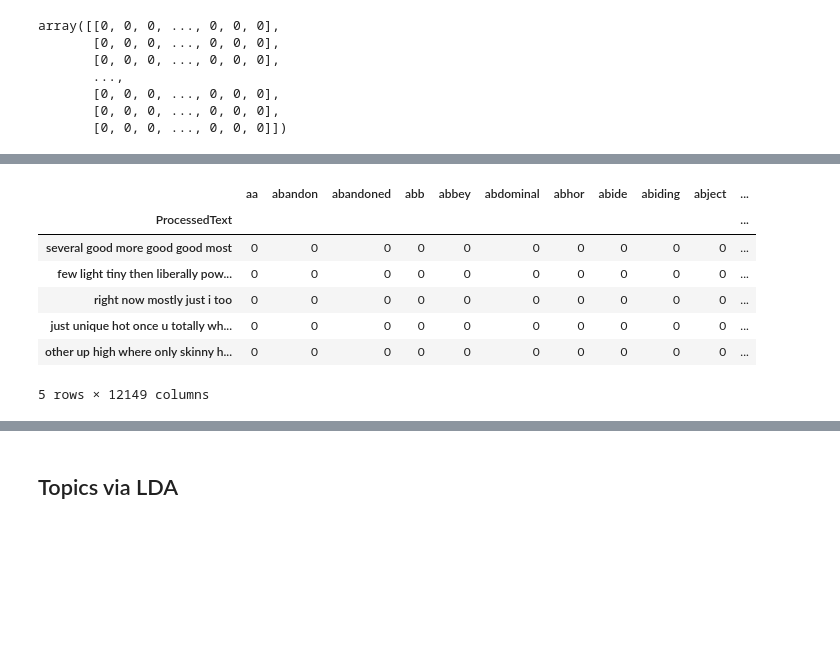
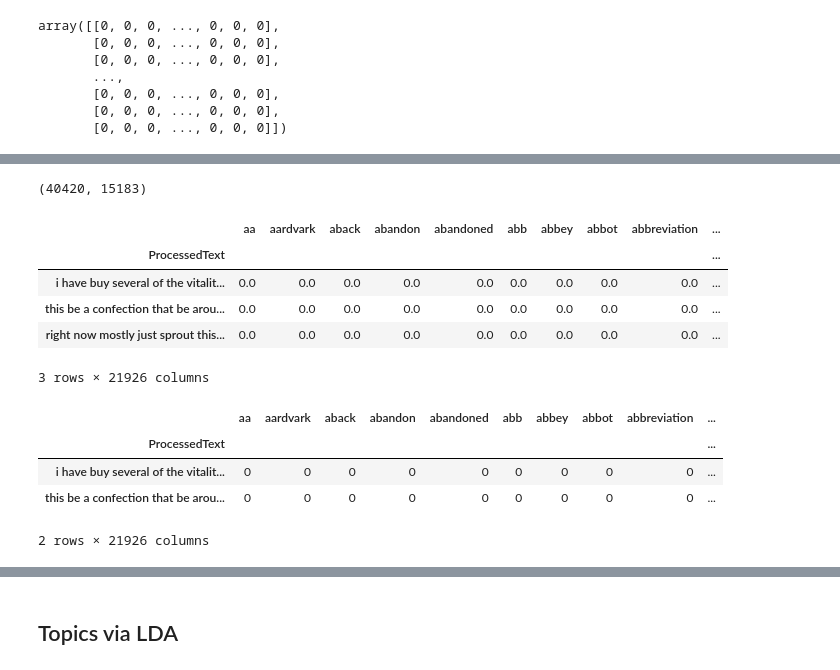
Before and after one commit to michael-a-green/Metis_Project4, a Jupyter notebook: Source/Project4_2.ipynb, the cells around one changed output, grey strips where cells are left out. Drawn from its saved outputs; the diff is of its cells as text; code cells hidden in the pictures; blank space fills up the shorter version.

```diff
--- a/Source/Project4_2.ipynb
+++ b/Source/Project4_2.ipynb
@@ -225,2 +244,4 @@ else:
+# %%
+good_reviews_df.reset_index(inplace=True)
 # %%
 good_reviews_df.loc[0,"Text"]
@@ -460,2 +591,21 @@ docTermMatrixCountVec.shape
+# %%
+docTermMatrixCountVecBR.shape
+# %% [output]
+(40420, 15183)
+# %%
+docTermMatrixTFIDFGR_df = pd.DataFrame(
+    docTermMatrixTFIDFGR.toarray(),
+    index=good_reviews_df["ProcessedText"],
+    columns=tfidfvectorizer_gr.get_feature_names()
+)
+# %%
+docTermMatrixTFIDFGR_df.head(3)
+# %% [output]
+|  | aa | aardvark | aback | abandon | abandoned | abb | abbey | abbot | abbreviation | ... |
+| ProcessedText |  |  |  |  |  |  |  |  |  | ... |
+| i have buy several of the vitalit... | 0.0 | 0.0 | 0.0 | 0.0 | 0.0 | 0.0 | 0.0 | 0.0 | 0.0 | ... |
+| this be a confection that be arou... | 0.0 | 0.0 | 0.0 | 0.0 | 0.0 | 0.0 | 0.0 | 0.0 | 0.0 | ... |
+| right now mostly just sprout this... | 0.0 | 0.0 | 0.0 | 0.0 | 0.0 | 0.0 | 0.0 | 0.0 | 0.0 | ... |
+3 rows × 21926 columns
 # %%
 
@@ -463,11 +613,8 @@ docTermMatrixCountVec_df = pd.DataFrame(docTermMatrixCountVec.toarray(), index=g
-# %%
-docTermMatrixCountVec_df.head()
-# %% [output]
-|  | aa | abandon | abandoned | abb | abbey | abdominal | abhor | abide | abiding | abject | ... |
-| ProcessedText |  |  |  |  |  |  |  |  |  |  | ... |
-| several good more good good most | 0 | 0 | 0 | 0 | 0 | 0 | 0 | 0 | 0 | 0 | ... |
-| few light tiny then liberally pow... | 0 | 0 | 0 | 0 | 0 | 0 | 0 | 0 | 0 | 0 | ... |
-| right now mostly just i too | 0 | 0 | 0 | 0 | 0 | 0 | 0 | 0 | 0 | 0 | ... |
-| just unique hot once u totally wh... | 0 | 0 | 0 | 0 | 0 | 0 | 0 | 0 | 0 | 0 | ... |
-| other up high where only skinny h... | 0 | 0 | 0 | 0 | 0 | 0 | 0 | 0 | 0 | 0 | ... |
-5 rows × 12149 columns
+# %%
+docTermMatrixCountVecGR_df.head(2)
+# %% [output]
+|  | aa | aardvark | aback | abandon | abandoned | abb | abbey | abbot | abbreviation | ... |
+| ProcessedText |  |  |  |  |  |  |  |  |  | ... |
+| i have buy several of the vitalit... | 0 | 0 | 0 | 0 | 0 | 0 | 0 | 0 | 0 | ... |
+| this be a confection that be arou... | 0 | 0 | 0 | 0 | 0 | 0 | 0 | 0 | 0 | ... |
+2 rows × 21926 columns
```
Also changed, not shown: parts of 83 cells of this notebook.
